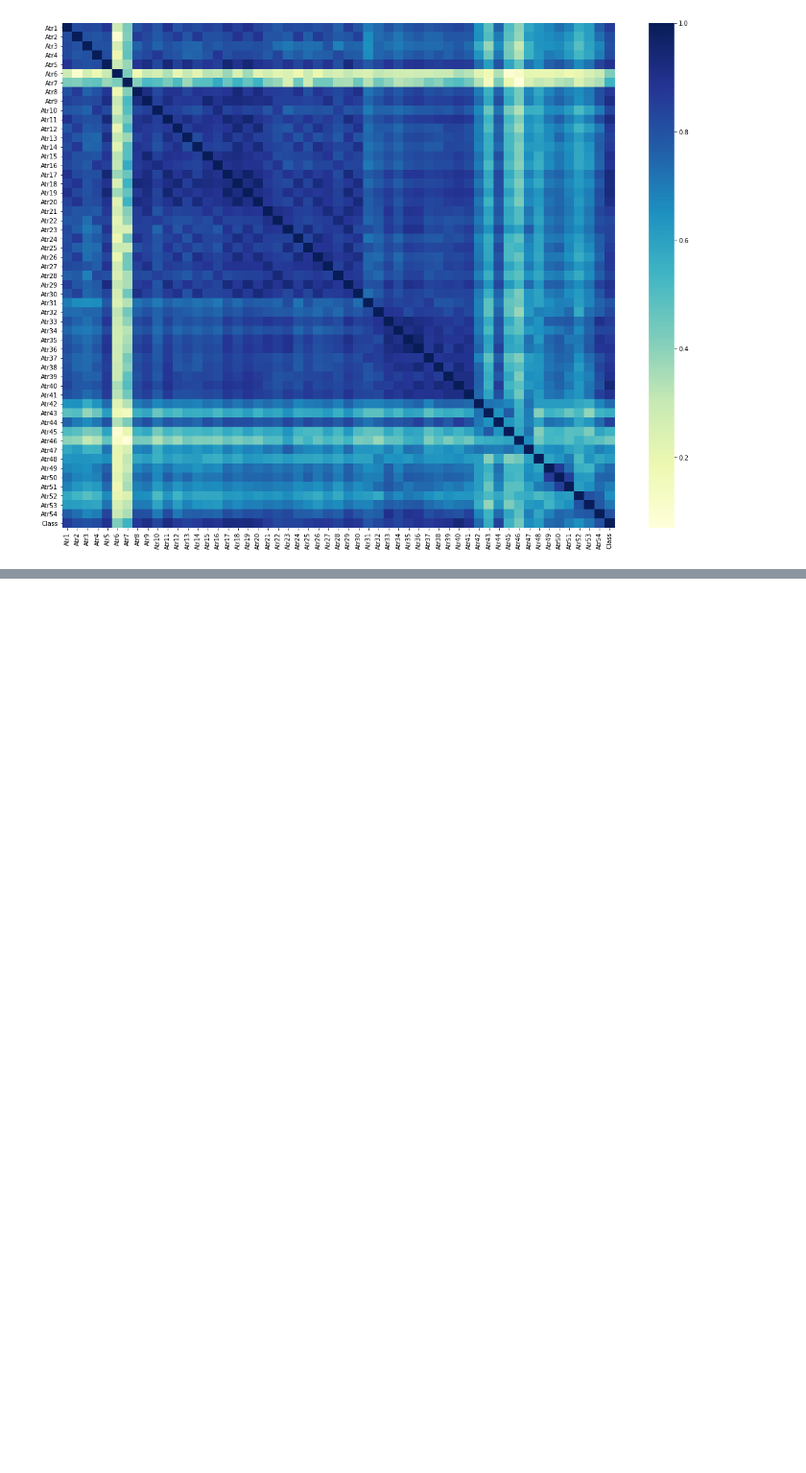
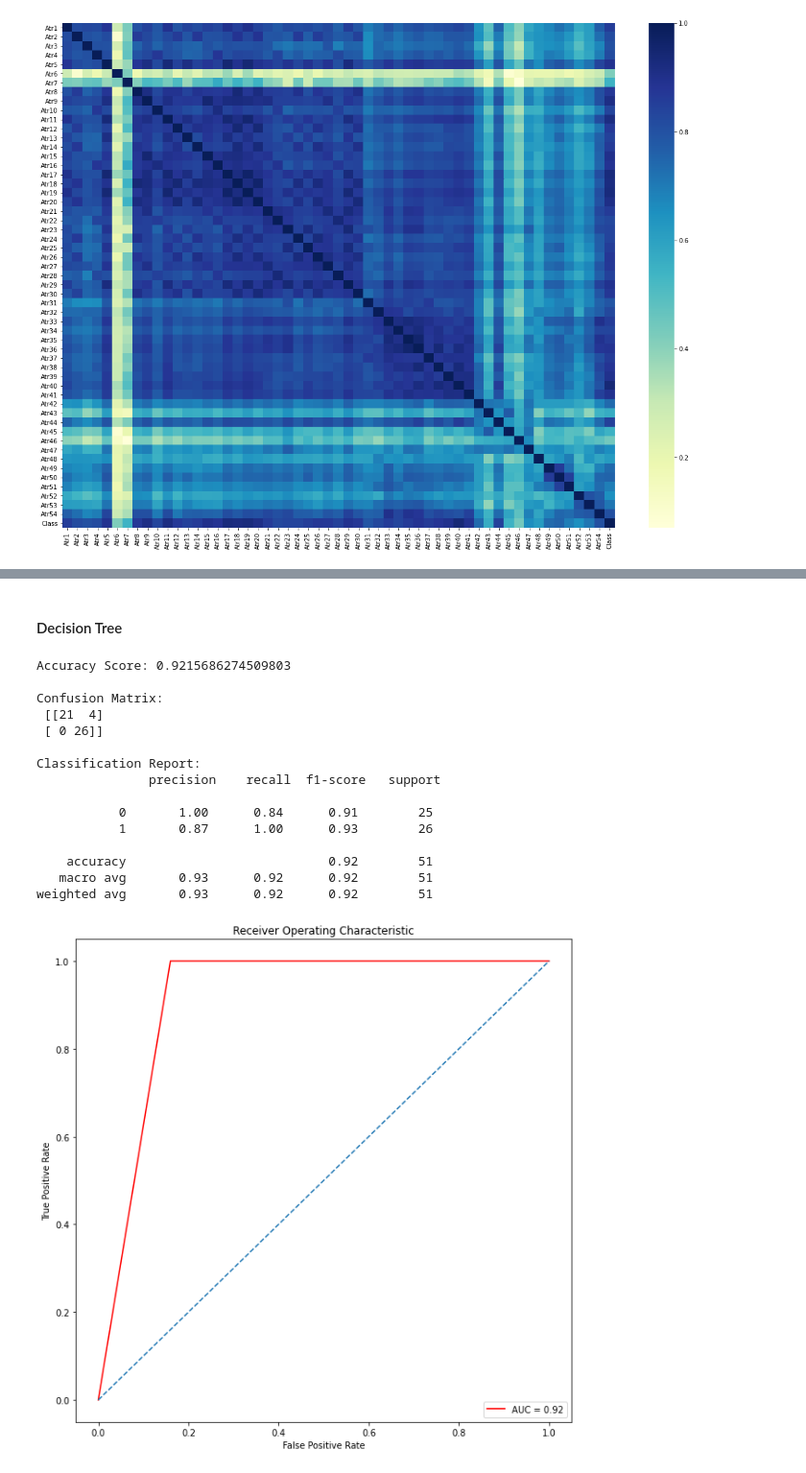
Before and after one commit to NinaLazarevic/DivorcePrediction, a Jupyter notebook: Divorce Prediction.ipynb, the cells around one changed output, grey strips where cells are left out. Shown at 96% size. Saved outputs shown, nothing was run; the diff lists cells and outputs as text; code cells hidden in the pictures; blank space fills up the shorter version.

```diff
--- a/Divorce Prediction.ipynb
+++ b/Divorce Prediction.ipynb
@@ -348,0 +483,21 @@ plt.show()
+# %% [markdown]
+#### Decision Tree
+# %%
+model(DecisionTreeClassifier(max_depth = 12), train_x, test_x, train_y, test_y)
+# %% [output]
+Accuracy Score: 0.9215686274509803
+
+Confusion Matrix:
+ [[21  4]
+ [ 0 26]]
+
+Classification Report:
+               precision    recall  f1-score   support
+
+           0       1.00      0.84      0.91        25
+           1       0.87      1.00      0.93        26
+
+    accuracy                           0.92        51
+   macro avg       0.93      0.92      0.92        51
+weighted avg       0.93      0.92      0.92        51
+[figure, added]
```
Also changed, not shown: parts of 28 cells of this notebook.
